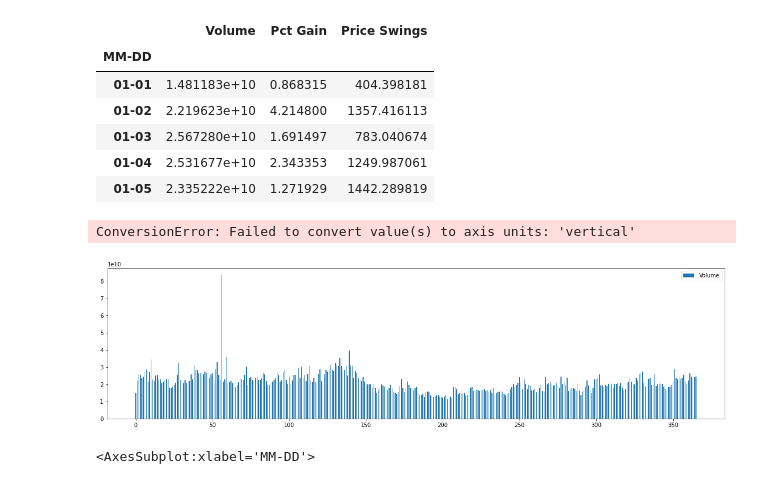
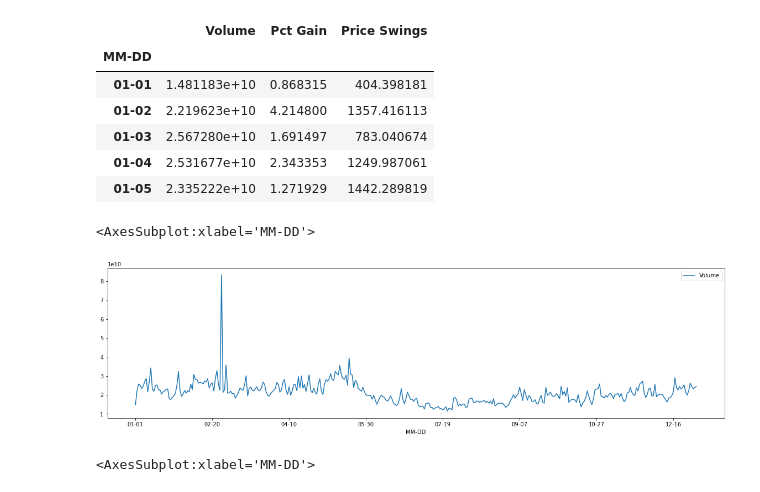
Before and after one commit to Steven-Woodring/Cryptocurrency_Analysis, a Jupyter notebook: Bitcoin.ipynb, the cells around one changed output. Cells and saved outputs as stored; diff of their text form; code cells hidden in the pictures.

```diff
--- a/Bitcoin.ipynb
+++ b/Bitcoin.ipynb
@@ -63,9 +63,9 @@ BTC_MMDD.head()
 | 01-04 | 2.531677e+10 | 2.343353 | 1249.987061 |
 | 01-05 | 2.335222e+10 | 1.271929 | 1442.289819 |
 # %%
-BTC_MMDD.plot.bar(y="Volume", figsize=(20,5), xticks="vertical")
+BTC_MMDD.plot(y="Volume", figsize=(20,5))
 #plt.xticks(rotation=90)
 # %% [output]
-ConversionError: Failed to convert value(s) to axis units: 'vertical'
+<AxesSubplot:xlabel='MM-DD'>
-[figure, old version]
+[figure, new version]
 # %%
```
Also changed, not shown: parts of 14 cells of this notebook.
